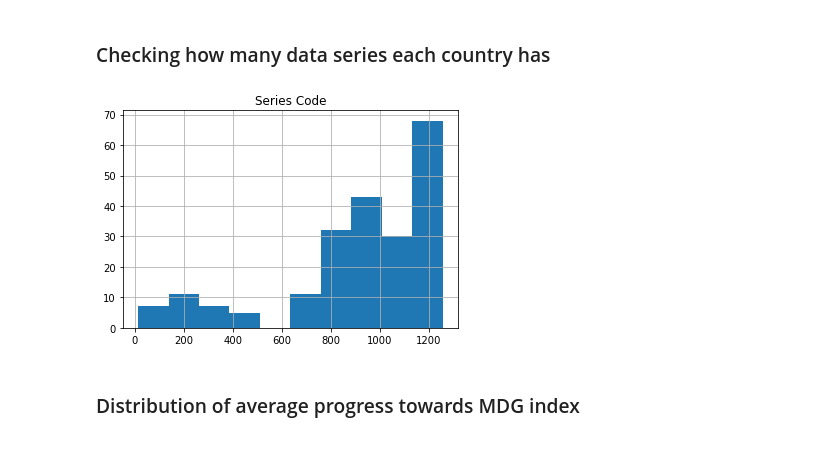
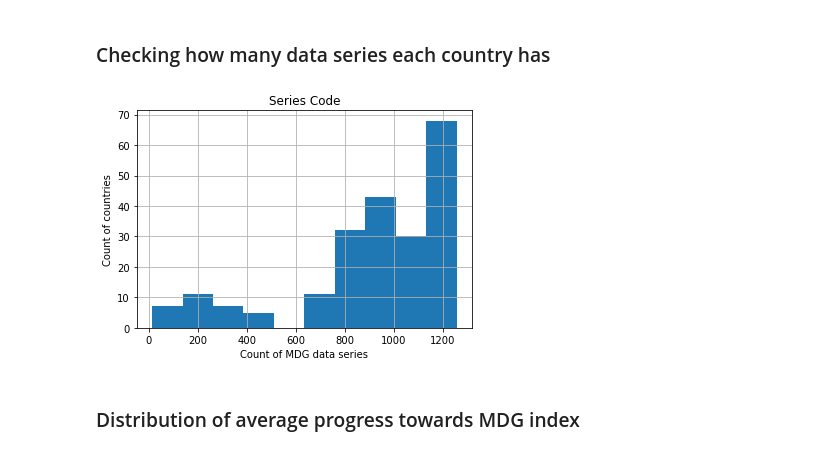
Before and after one commit to KennSmithDS/machine-learning, a Jupyter notebook: drivendata.org_projects/undp_mdg/mdg_data_exploration.ipynb, the cells around one changed output. Drawn from its saved outputs; the diff is of its cells as text; code cells hidden in the pictures.

```diff
--- a/drivendata.org_projects/undp_mdg/mdg_data_exploration.ipynb
+++ b/drivendata.org_projects/undp_mdg/mdg_data_exploration.ipynb
@@ -107,9 +107,11 @@ data.groupby('Country Name').agg({'Series Code': 'size'}).sort_values(by='Series
 ### Checking how many data series each country has
 # %%
 data.groupby('Country Name').agg({'Series Code': 'size'}).sort_values(by='Series Code', ascending=False).hist()
+plt.xlabel('Count of MDG data series')
+plt.ylabel('Count of countries')
 plt.show()
 # %% [output]
-[figure, old version]
+[figure, new version]
 # %% [markdown]
 ### Distribution of average progress towards MDG index
 # %%
```
Also changed, not shown: parts of 68 cells of this notebook.
